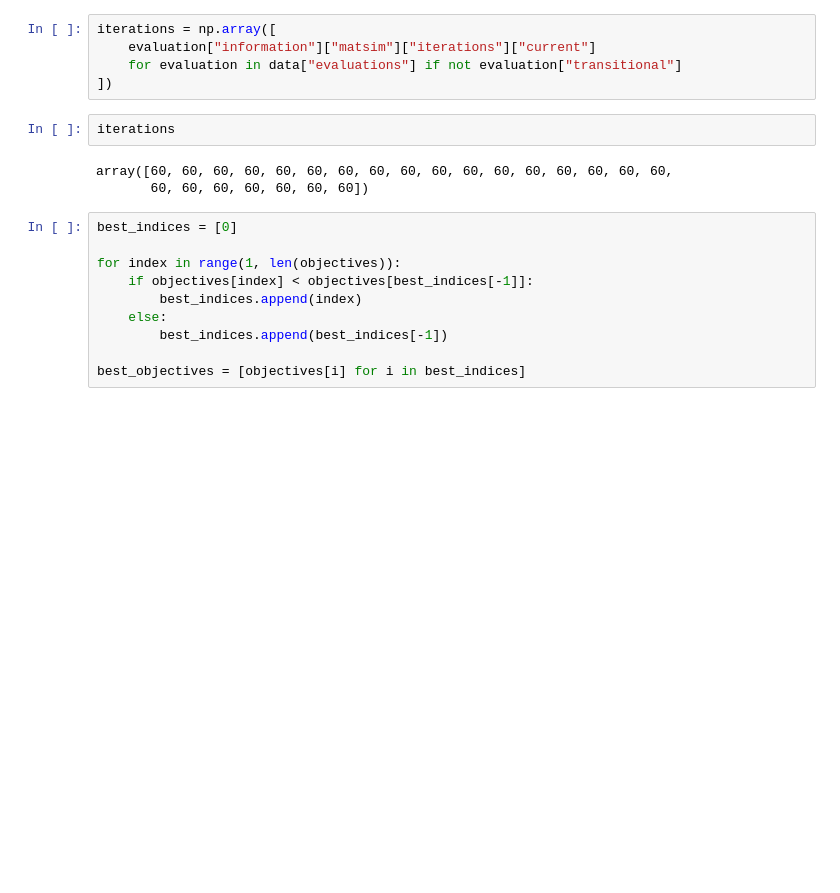
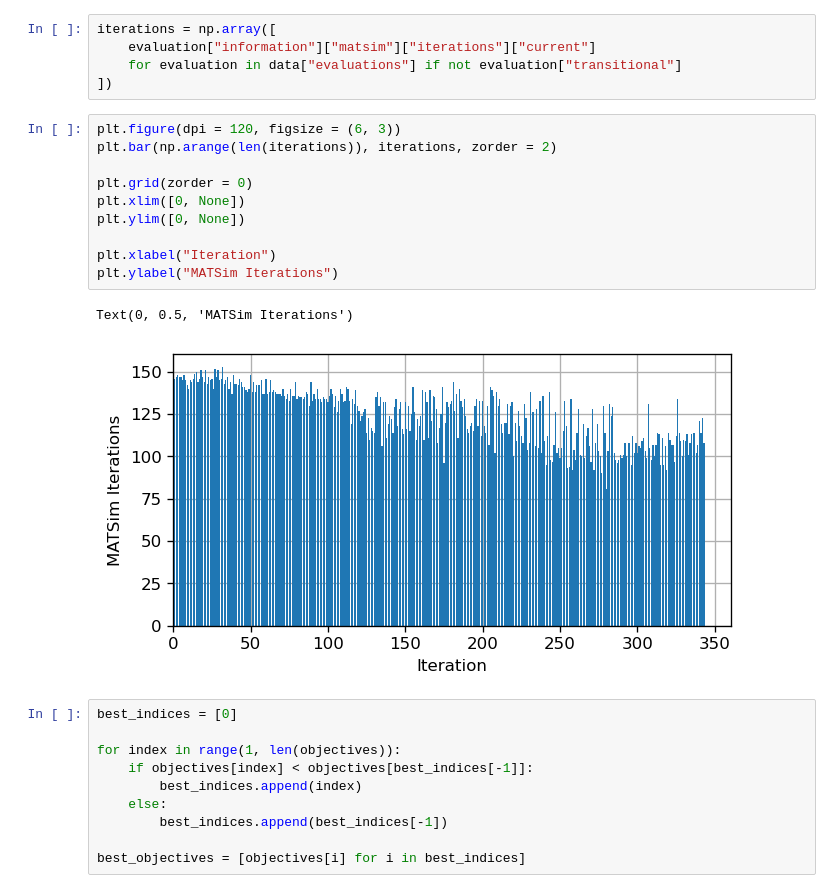
Before and after one commit to sebhoerl/boptx, a Jupyter notebook: examples/eqasim/Analysis.ipynb, the cells around one changed output. Drawn from its saved outputs; the diff is of its cells as text; blank space fills up the shorter version.

```diff
--- a/examples/eqasim/Analysis.ipynb
+++ b/examples/eqasim/Analysis.ipynb
@@ -44,11 +44,19 @@ iterations = np.array([
     evaluation["information"]["matsim"]["iterations"]["current"]
     for evaluation in data["evaluations"] if not evaluation["transitional"]
 ])
-# %%
-iterations
-# %% [output]
-array([60, 60, 60, 60, 60, 60, 60, 60, 60, 60, 60, 60, 60, 60, 60, 60, 60,
-       60, 60, 60, 60, 60, 60, 60])
+# %%
+plt.figure(dpi = 120, figsize = (6, 3))
+plt.bar(np.arange(len(iterations)), iterations, zorder = 2)
+
+plt.grid(zorder = 0)
+plt.xlim([0, None])
+plt.ylim([0, None])
+
+plt.xlabel("Iteration")
+plt.ylabel("MATSim Iterations")
+# %% [output]
+Text(0, 0.5, 'MATSim Iterations')
+[figure, added]
 # %%
 best_indices = [0]
 
```
Also changed, not shown: parts of 4 cells of this notebook, 4 other files.
